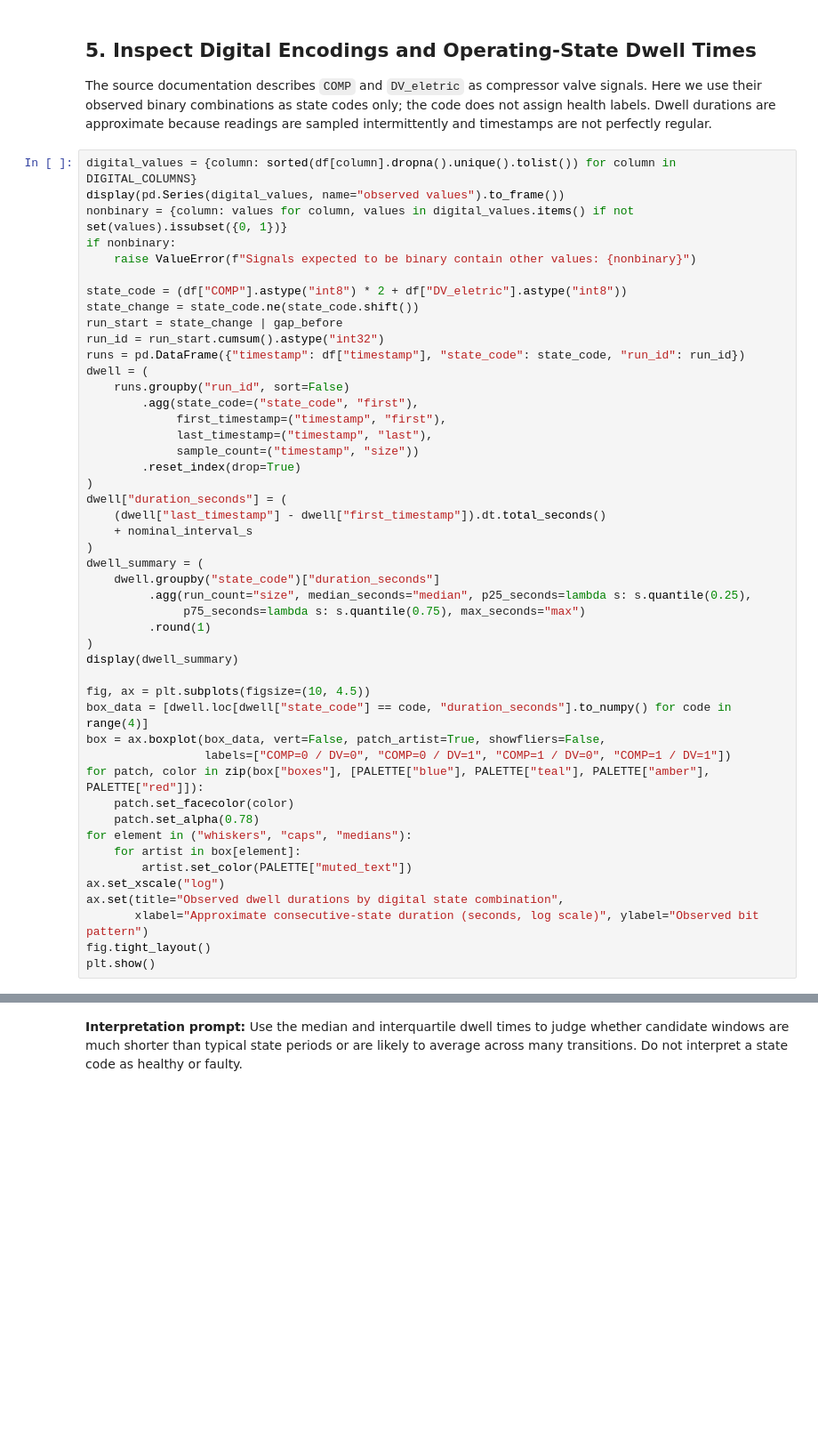
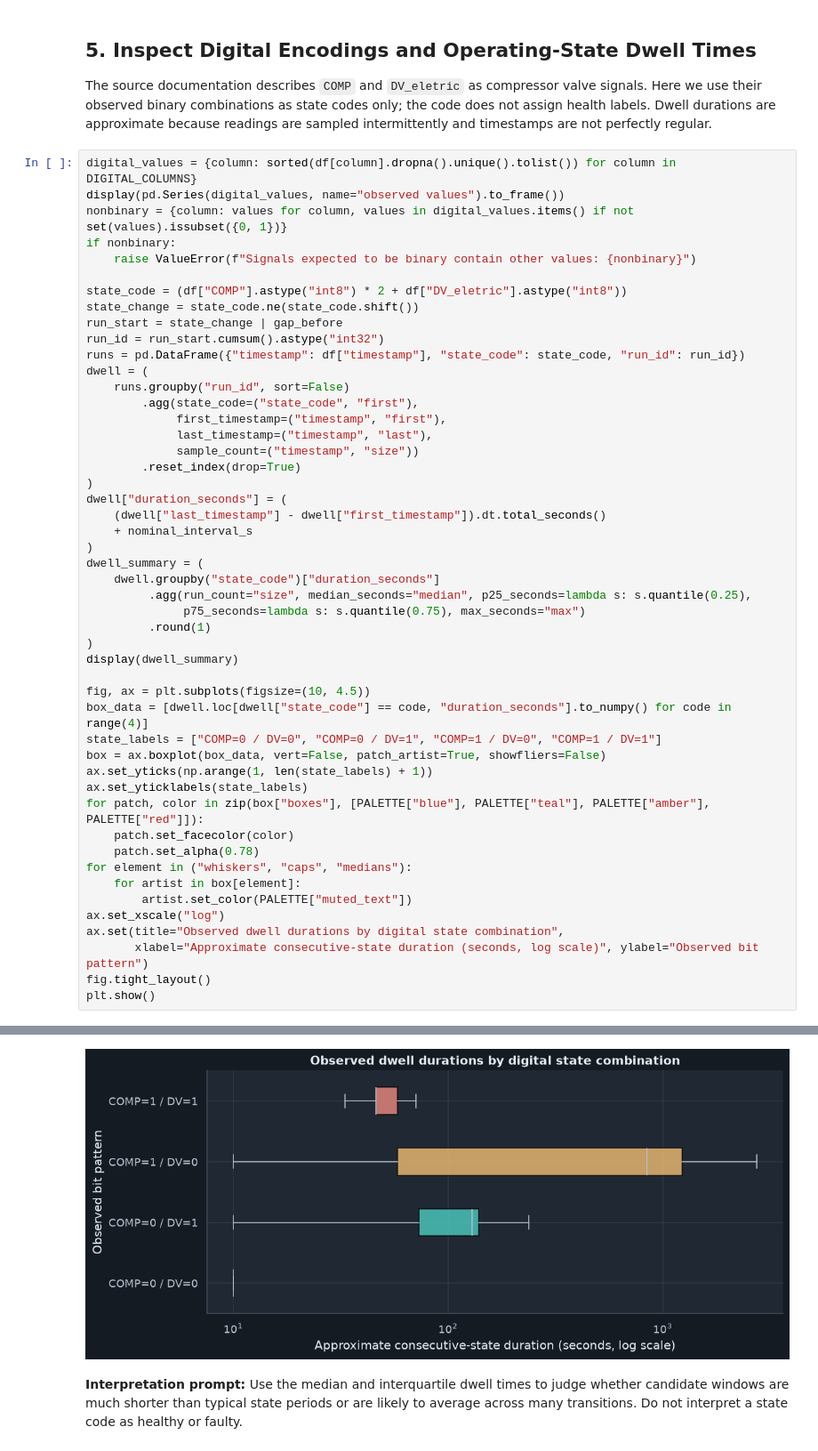
Before and after one commit to chalise-suraj/Compressor-Health-Clustering, a Jupyter notebook: notebooks/02_feature_engineering.ipynb, the cells around one changed output, grey strips where cells are left out. Shown at 89% size. Drawn from its saved outputs; the diff is of its cells as text; blank space fills up the shorter version.

```diff
--- a/notebooks/02_feature_engineering.ipynb
+++ b/notebooks/02_feature_engineering.ipynb
@@ -149,8 +172,10 @@ display(dwell_summary)
 
 fig, ax = plt.subplots(figsize=(10, 4.5))
 box_data = [dwell.loc[dwell["state_code"] == code, "duration_seconds"].to_numpy() for code in range(4)]
-box = ax.boxplot(box_data, vert=False, patch_artist=True, showfliers=False,
-                 labels=["COMP=0 / DV=0", "COMP=0 / DV=1", "COMP=1 / DV=0", "COMP=1 / DV=1"])
+state_labels = ["COMP=0 / DV=0", "COMP=0 / DV=1", "COMP=1 / DV=0", "COMP=1 / DV=1"]
+box = ax.boxplot(box_data, vert=False, patch_artist=True, showfliers=False)
+ax.set_yticks(np.arange(1, len(state_labels) + 1))
+ax.set_yticklabels(state_labels)
 for patch, color in zip(box["boxes"], [PALETTE["blue"], PALETTE["teal"], PALETTE["amber"], PALETTE["red"]]):
     patch.set_facecolor(color)
     patch.set_alpha(0.78)
@@ -162,3 +187,4 @@ ax.set(title="Observed dwell durations by digital state combination",
        xlabel="Approximate consecutive-state duration (seconds, log scale)", ylabel="Observed bit pattern")
 fig.tight_layout()
 plt.show()
+# %% [output]
@@ -165,3 +206,4 @@ plt.show()
+[figure, added]
 # %% [markdown]
 **Interpretation prompt:** Use the median and interquartile dwell times to judge whether candidate windows are much shorter than typical state periods or are likely to average across many transitions. Do not interpret a state code as healthy or faulty.
 # %% [markdown]
```
Also changed, not shown: parts of 11 cells of this notebook, 2 other files.
